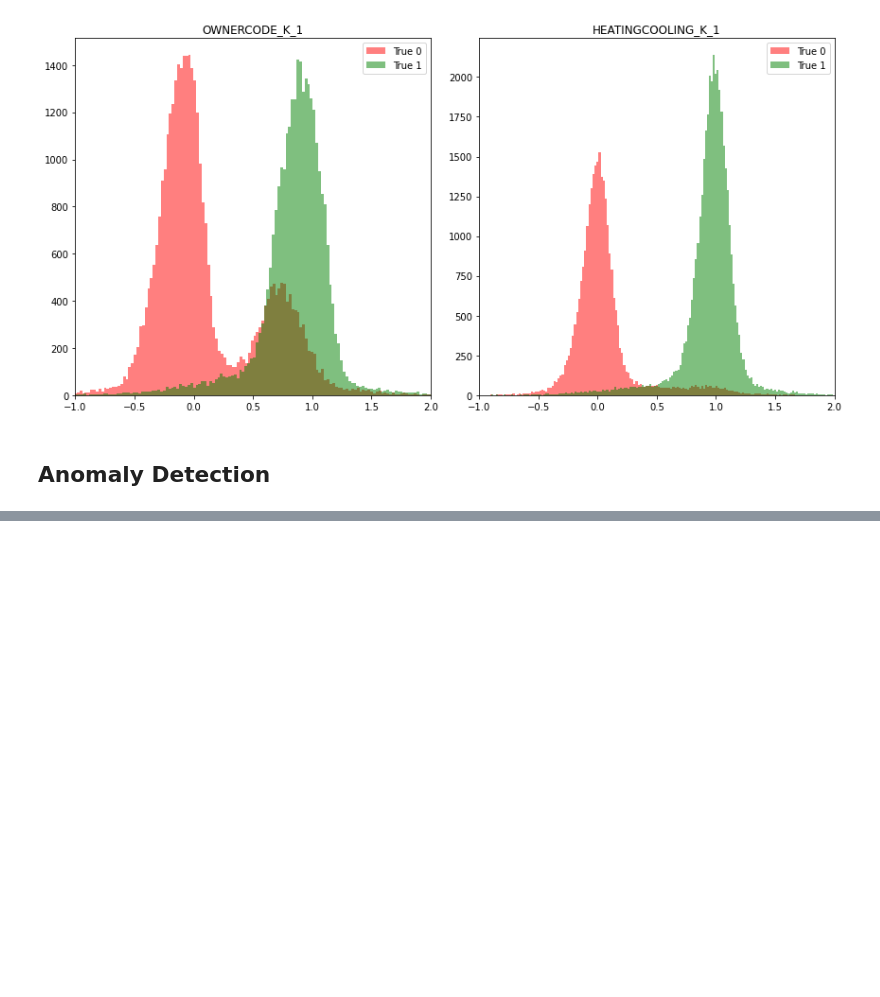
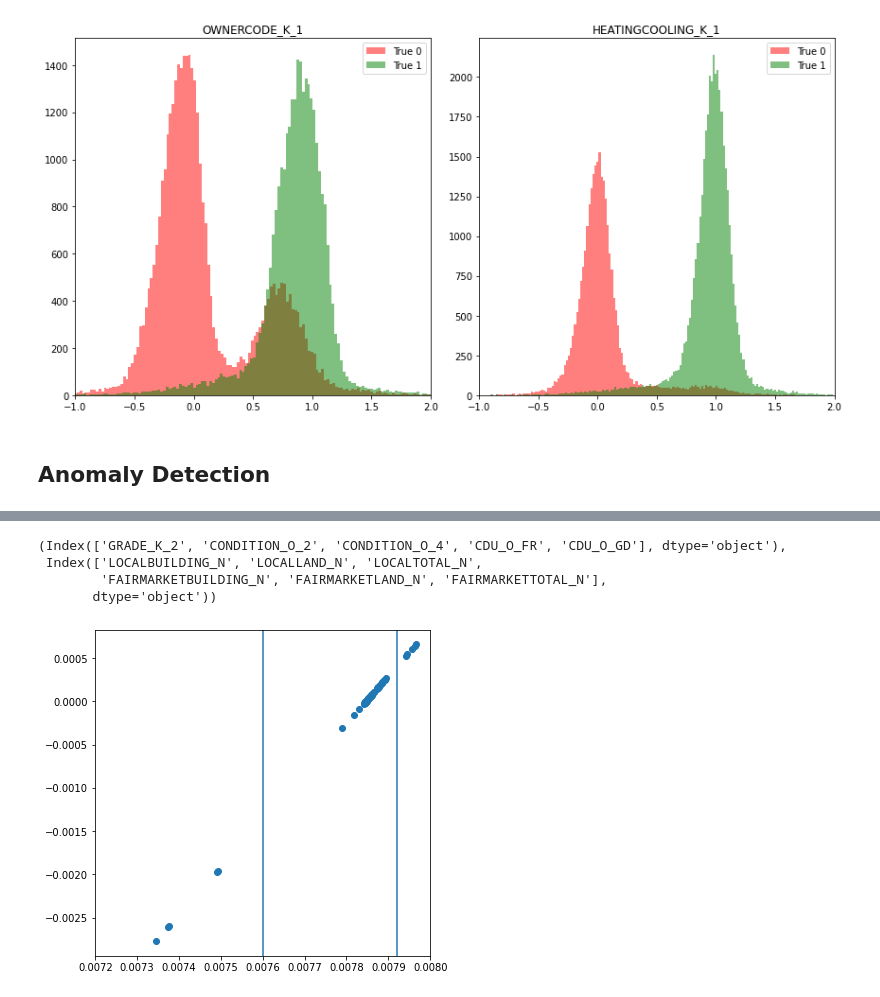
Before and after one commit to vincenzon/Impute, a Jupyter notebook: Assessment.ipynb, the cells around one changed output, grey strips where cells are left out. Cells and saved outputs as stored; diff of their text form; code cells hidden in the pictures; blank space fills up the shorter version.

```diff
--- a/Assessment.ipynb
+++ b/Assessment.ipynb
@@ -420,26 +386,0 @@ Index(['COUNTYBUILDING_N', 'COUNTYLAND_N', 'COUNTYTOTAL_N', 'LOCALBUILDING_N',
-# %%
-e = (sqe_N[num_Y != 0] / num_N[num_Y != 0])
-e = (e - e.mean())/ e.std()
-ll = sqe_N[num_Y != 0][e < -1.5].max()
-hh = sqe_N[num_Y != 0][e >  1.5].min()
-sqe_N[num_Y == 0] = float('nan')
-
-n_in = df_dat.columns[sqe_N > hh]
-n_out = df_dat.columns[sqe_N < ll]
-
-from graphviz import Digraph
-
-dot = Digraph(comment = 'Inputs')
-dot.graph_attr['rankdir'] = 'LR'
-dot.edge_attr.update(arrowhead='vee', arrowsize='1')
-
-dot.node(f"{len(n_in) + len(n_out)}", 'LOCALTOTAL_N')
-for i in range(len(n_in)):
-    dot.node(f"{i}", n_in[i])
-    dot.edge(f"{i}", f"{len(n_in)  + len(n_out)}")
-for i in range(len(n_out)):
-    dot.node(f"{i+len(n_in)}", n_out[i])
-    dot.edge(f"{len(n_in) + len(n_out)}", f"{i+len(n_in)}")
-#dot.unflatten(stagger=3)
-dot
-#n_in, n_out, labels
@@ -447,0 +387,18 @@ dot
+# %%
+num_Y[num_Y == 0] = 1
+num_N[num_N == 0] = 1
+sqe_N[sqe_N == 0] = 1
+# %%
+plt.subplots(figsize = (6, 6))
+plt.scatter(sqe_Y / num_Y, (sqe_Y / num_Y) - (sqe_N / num_N))
+plt.xlim((0.0072, 0.008))
+plt.axvline(0.0076)
+plt.axvline(0.00792)
+
+df_dat.columns[sqe_Y / num_Y > 0.00792], df_dat.columns[sqe_Y / num_Y < 0.0076],
+# %% [output]
+(Index(['GRADE_K_2', 'CONDITION_O_2', 'CONDITION_O_4', 'CDU_O_FR', 'CDU_O_GD'], dtype='object'),
+ Index(['LOCALBUILDING_N', 'LOCALLAND_N', 'LOCALTOTAL_N',
+        'FAIRMARKETBUILDING_N', 'FAIRMARKETLAND_N', 'FAIRMARKETTOTAL_N'],
+       dtype='object'))
+[figure, added]
```
Also changed, not shown: parts of 12 cells of this notebook, 1 other file.
